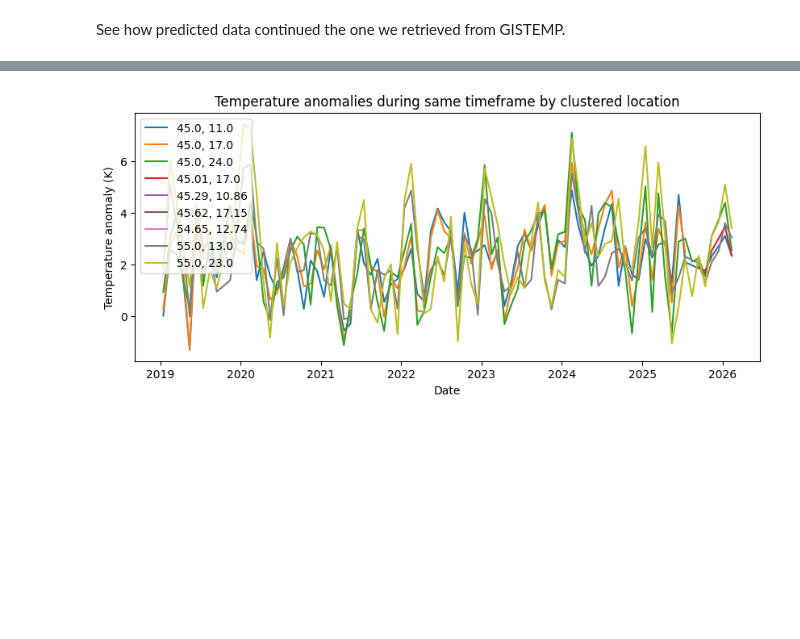
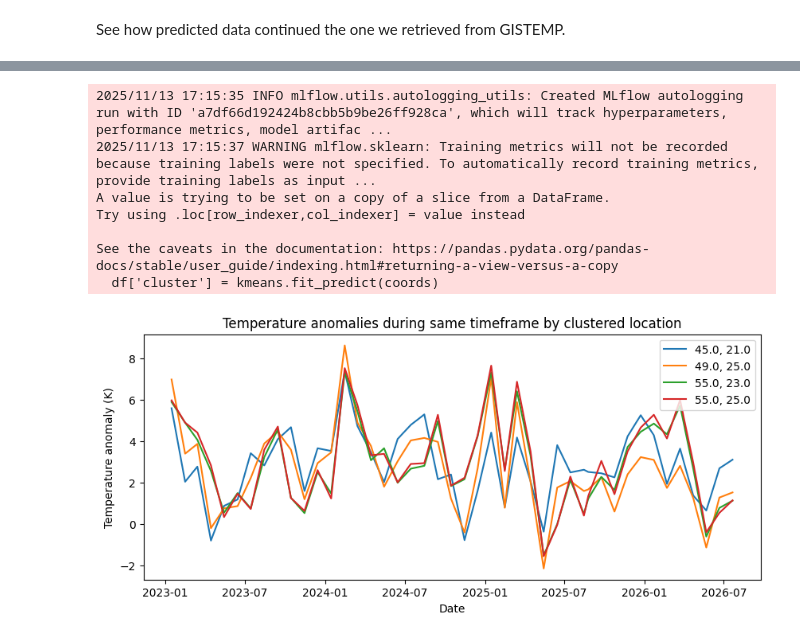
Before and after one commit to ana-sher/climate_analysis, a Jupyter notebook: notebooks/ml_data_analysis.ipynb, the cells around one changed output, grey strips where cells are left out. Cells and saved outputs as stored; diff of their text form; code cells hidden in the pictures; blank space fills up the shorter version.

Commit message:
add more features (co2, land_cover_type), docs, stats, experiment log

```diff
--- a/notebooks/ml_data_analysis.ipynb
+++ b/notebooks/ml_data_analysis.ipynb
@@ -48,10 +104,12 @@ import mlflow
 import mlflow.sklearn as mls
 from sklearn.model_selection import train_test_split
 
+mlflow.set_experiment("Tempanomaly Prediction")
+
 with mlflow.start_run():
-    X = np.array(t_df[["lat", "lon", "month_sin", "month_cos", "year"]])
+    X = np.array(t_df[["lat", "lon", "month_sin", "month_cos", "year", "co2", "land_cover_type"]])
     y = np.array(t_df["tempanomaly"])
-
+    mls.autolog()
 
     X_train, X_test, y_train, y_test = train_test_split(
         X, y, test_size=0.25, random_state=42
@@ -72,6 +130,7 @@ with mlflow.start_run():
     mse = mean_squared_error(y_test, reg.predict(X_test))
     print("MSE on test set:", mse)
 
+
     mlflow.log_metric("mse", mse)
     mlflow.log_metric("r2", score)
 
@@ -85,7 +144,7 @@ MSE on test set: 1.0880529010143478
 Predict anomalies for the amount of the next `months_to_predict` since the last day in the dataset.
 # %%
 
-months_to_predict = 6
+months_to_predict = 12
 future_points = pd.DataFrame(
     {
         "lat": np.tile(t_df["lat"], months_to_predict),
@@ -104,12 +163,14 @@ future_points = pd.DataFrame(
             ],
             len(t_df),
         ),
+        "co2": np.tile(t_df["co2"], months_to_predict),
+        "land_cover_type": np.tile(t_df["land_cover_type"], months_to_predict),
     }
 )
 future_points["month_sin"] = np.sin(2 * np.pi * future_points["month"] / 12)
 future_points["month_cos"] = np.cos(2 * np.pi * future_points["month"] / 12)
 
-X_future = future_points[["lat", "lon", "month_sin", "month_cos", "year"]].values
+X_future = future_points[["lat", "lon", "month_sin", "month_cos", "year", "co2", "land_cover_type"]].values
 future_points["tempanomaly"] = reg.predict(X_future)
 future_points["time"] = [
     (prediction_time + timedelta(days=30 * i)).timestamp()
@@ -144,4 +226,11 @@ See how predicted data continued the one we retrieved from GISTEMP.
 # %%
-plot_temp_stats(merged, save = False)
+plot_temp_stats(merged[merged["year"] > 2022], save = False)
 # %% [output]
+2025/11/13 17:15:35 INFO mlflow.utils.autologging_utils: Created MLflow autologging run with ID 'a7df66d192424b8cbb5b9be26ff928ca', which will track hyperparameters, performance metrics, model artifac ...
+2025/11/13 17:15:37 WARNING mlflow.sklearn: Training metrics will not be recorded because training labels were not specified. To automatically record training metrics, provide training labels as input ...
+A value is trying to be set on a copy of a slice from a DataFrame.
+Try using .loc[row_indexer,col_indexer] = value instead
+
+See the caveats in the documentation: https://pandas.pydata.org/pandas-docs/stable/user_guide/indexing.html#returning-a-view-versus-a-copy
+  df['cluster'] = kmeans.fit_predict(coords)
-[figure, old version]
+[figure, new version]
```
Also changed, not shown: parts of 8 cells of this notebook, 5 other files.
